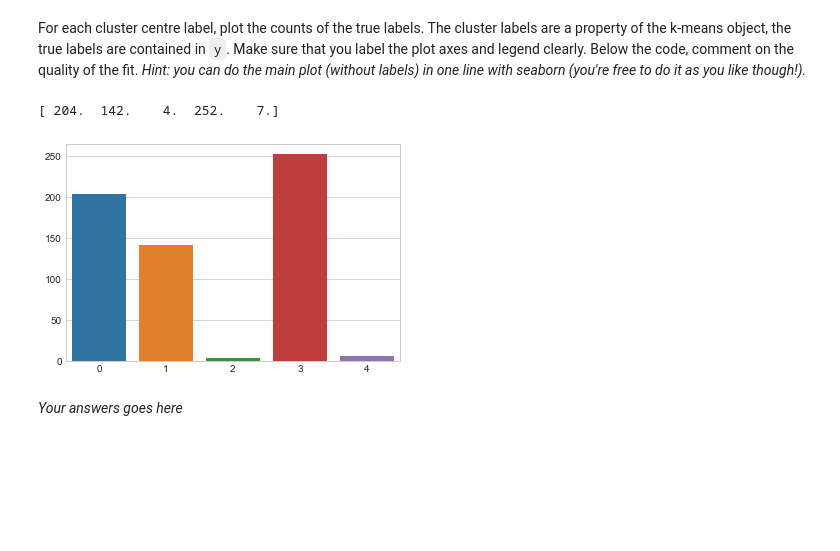
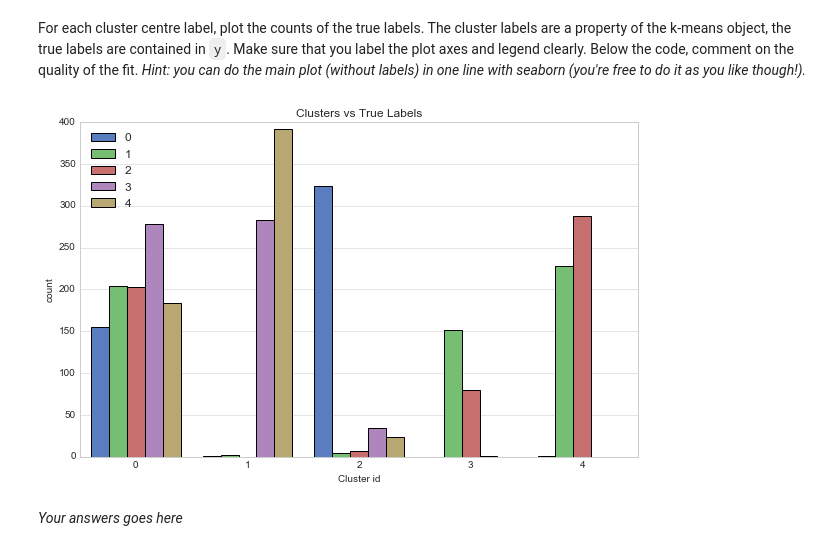
Before and after one commit to hirshagarwal/iaml2017, a Jupyter notebook: 09_Assignment_4.ipynb, the cells around one changed output. Cells and saved outputs as stored; diff of their text form; code cells hidden in the pictures; blank space fills up the shorter version.

```diff
--- a/09_Assignment_4.ipynb
+++ b/09_Assignment_4.ipynb
@@ -269,18 +274,16 @@ print(center_distances)
 ### ========== Question 1.6 --- [3 marks] ==========
 # %% [markdown]
 For each cluster centre label, plot the counts of the true labels. The cluster labels are a property of the k-means object, the true labels are contained in `y`. Make sure that you label the plot axes and legend clearly. Below the code, comment on the quality of the fit. *Hint: you can do the main plot (without labels) in one line with seaborn (you're free to do it as you like though!).*
-# %%
-true_label_counts = np.zeros(5)
-for i in range(y_num.shape[0]):
-    if y_num[i] == km.labels_[i]:
-        true_label_counts[y_num[i]] += 1
-print(true_label_counts)
-sns.set_style('whitegrid')
-sns.barplot(range(5), true_label_counts)
-plt.show()
-# %% [output]
-[ 204.  142.    4.  252.    7.]
-[figure, removed]
+# %%
+fig, ax = plt.subplots(figsize=(10, 6))
+sns.set_palette("muted")
+ax = sns.countplot(x=km.labels_, hue=y_num, ax=ax)
+plt.xlabel('Cluster id')
+plt.title('Clusters vs True Labels')
+plt.show()
+# Label Stuff
+# %% [output]
+[figure, added]
 # %% [markdown]
 *Your answers goes here*
 # %% [markdown]
```
Also changed, not shown: parts of 16 cells of this notebook, 1 other file.
